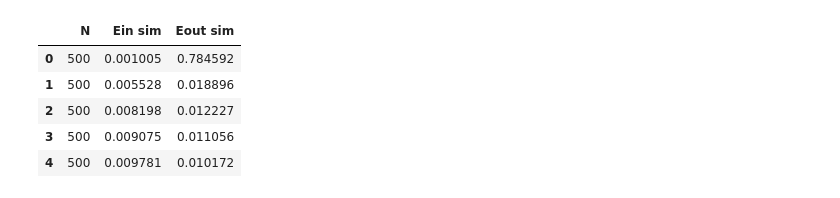
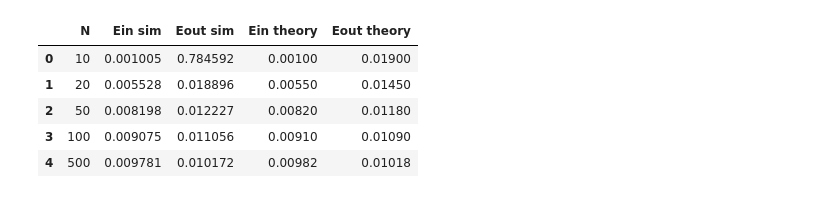
Before and after one commit to Ser1q/robt407-hw2, a Jupyter notebook: A1d/main.ipynb, the cells around one changed output. Cells and saved outputs as stored; diff of their text form; code cells hidden in the pictures.

```diff
--- a/A1d/main.ipynb
+++ b/A1d/main.ipynb
@@ -50,19 +50,21 @@ for N in Ns:
     Eout_avg.append(np.mean(eout))
 # %%
 df = pd.DataFrame({
-    "N": N,
+    "N": Ns,
     "Ein sim": Ein_avg,
-    "Eout sim": Eout_avg
+    "Eout sim": Eout_avg,
+    "Ein theory": [sigma**2 * (1 - (d + 1) / n) for n in Ns],
+    "Eout theory": [sigma**2 * (1 + (d + 1) / n) for n in Ns]
 })
 
 df
 # %% [output]
-|  | N | Ein sim | Eout sim |
-| 0 | 500 | 0.001005 | 0.784592 |
-| 1 | 500 | 0.005528 | 0.018896 |
-| 2 | 500 | 0.008198 | 0.012227 |
-| 3 | 500 | 0.009075 | 0.011056 |
-| 4 | 500 | 0.009781 | 0.010172 |
+|  | N | Ein sim | Eout sim | Ein theory | Eout theory |
+| 0 | 10 | 0.001005 | 0.784592 | 0.00100 | 0.01900 |
+| 1 | 20 | 0.005528 | 0.018896 | 0.00550 | 0.01450 |
+| 2 | 50 | 0.008198 | 0.012227 | 0.00820 | 0.01180 |
+| 3 | 100 | 0.009075 | 0.011056 | 0.00910 | 0.01090 |
+| 4 | 500 | 0.009781 | 0.010172 | 0.00982 | 0.01018 |
 # %%
 N_grid = np.arange(d + 2, 501)
 Ein_th  = sigma**2 * (1 - (d + 1) / N_grid)
```
Also changed, not shown: parts of 1 cell of this notebook, 2 other files.
